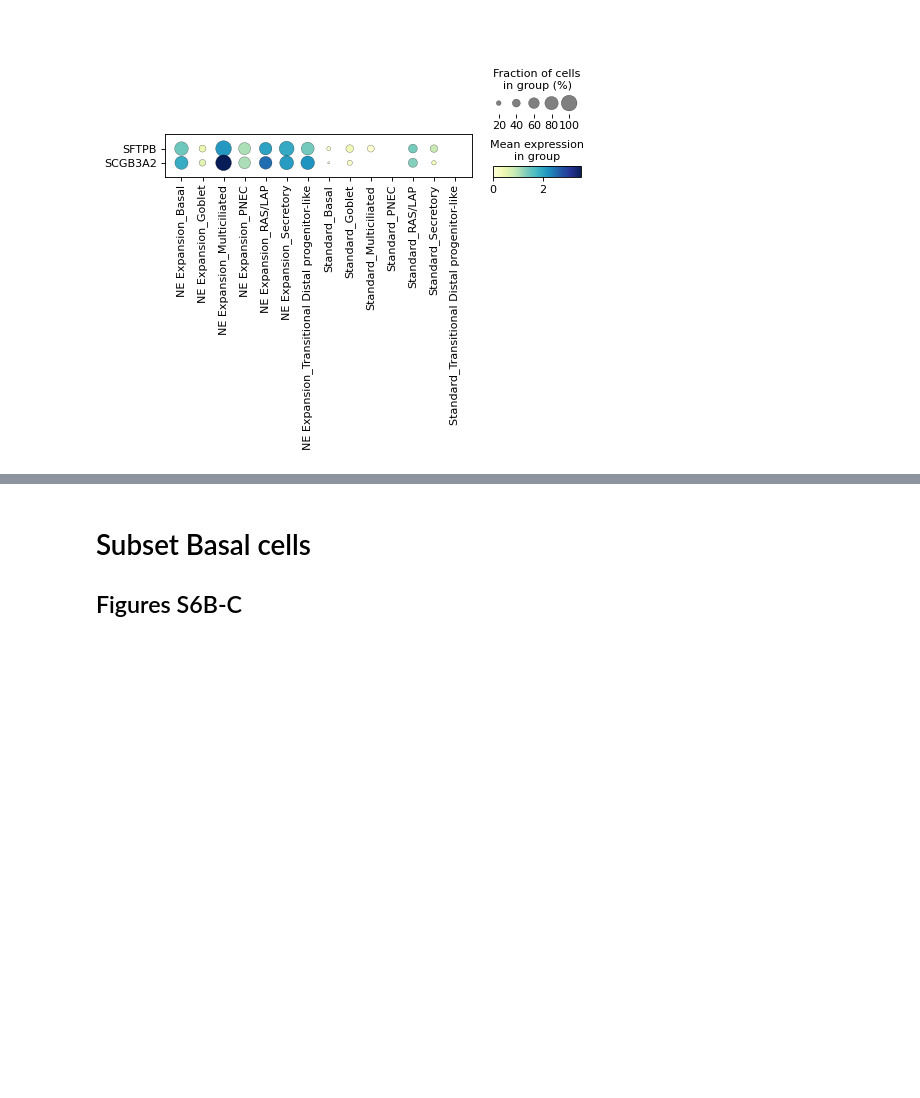
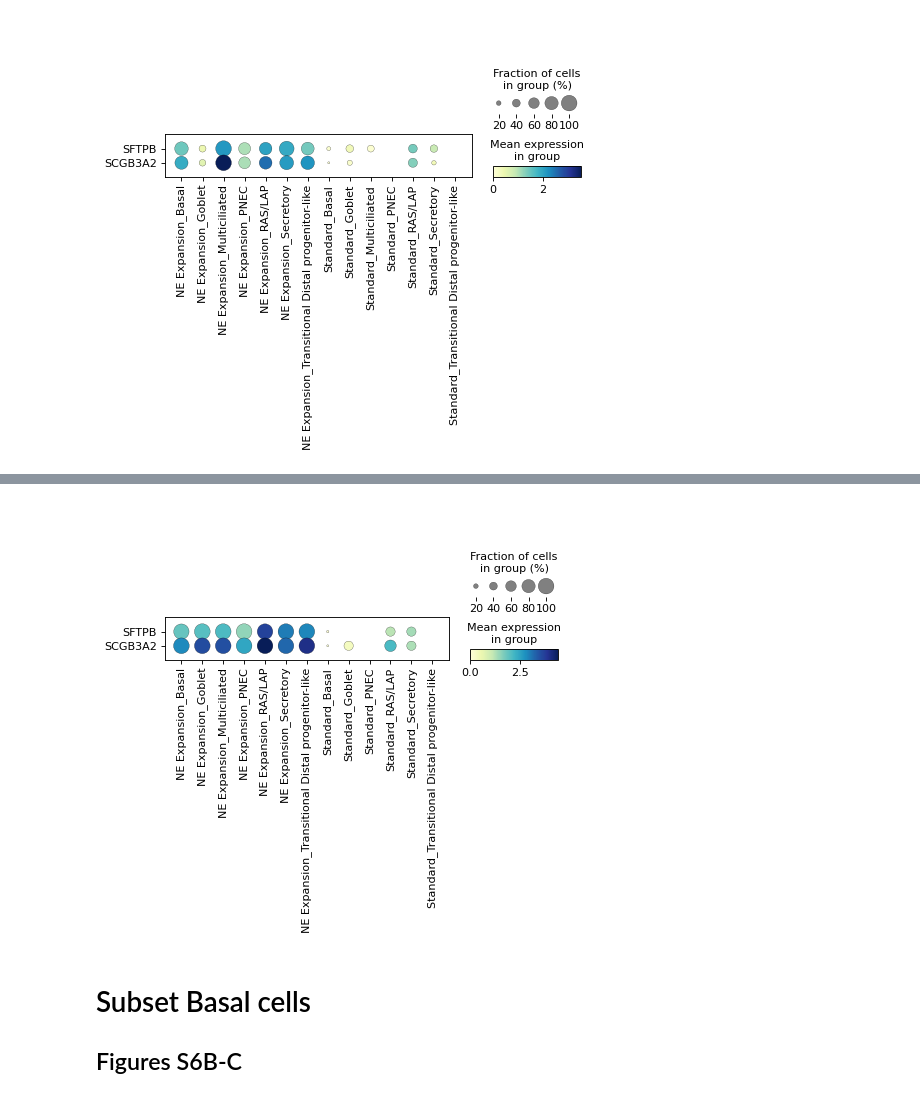
Before and after one commit to daytonlab/NEr-fAOs_2026, a Jupyter notebook: notebooks/7.1_NEr-fAOs_Standard_vs_NEexp.ipynb, the cells around one changed output, grey strips where cells are left out. Cells and saved outputs as stored; diff of their text form; code cells hidden in the pictures; blank space fills up the shorter version.

```diff
--- a/notebooks/7.1_NEr-fAOs_Standard_vs_NEexp.ipynb
+++ b/notebooks/7.1_NEr-fAOs_Standard_vs_NEexp.ipynb
@@ -382,0 +399,14 @@ WARNING: saving figure to file ../figures/dotplot__Std_NEexp_distal_markers_cell
+# %%
+# Figure 6C - patient 125e
+# Create a boolean mask based on your condition
+condition_mask = (
+    adata_std_exp.obs['Patient ID'].isin(['125e'])
+)
+
+adata_std_exp_125e = adata_std_exp[condition_mask]
+adata_std_exp_125e
+# Figure 6C
+sc.pl.dotplot(adata_std_exp_125e,['SFTPB','SCGB3A2'],groupby='Media_CELLTYPE',
+                 swap_axes=True,
+                 cmap=cmap, save='_Std_NEexp_distal_markers_celltype_media_patient_125e')
+# %% [output]
@@ -383,3 +414,4 @@ WARNING: saving figure to file ../figures/dotplot__Std_NEexp_distal_markers_cell
+[figure, added]
 # %% [markdown]
 # Subset Basal cells
 ## Figures S6B-C
```
Also changed, not shown: parts of 5 cells of this notebook, 13 other files.
